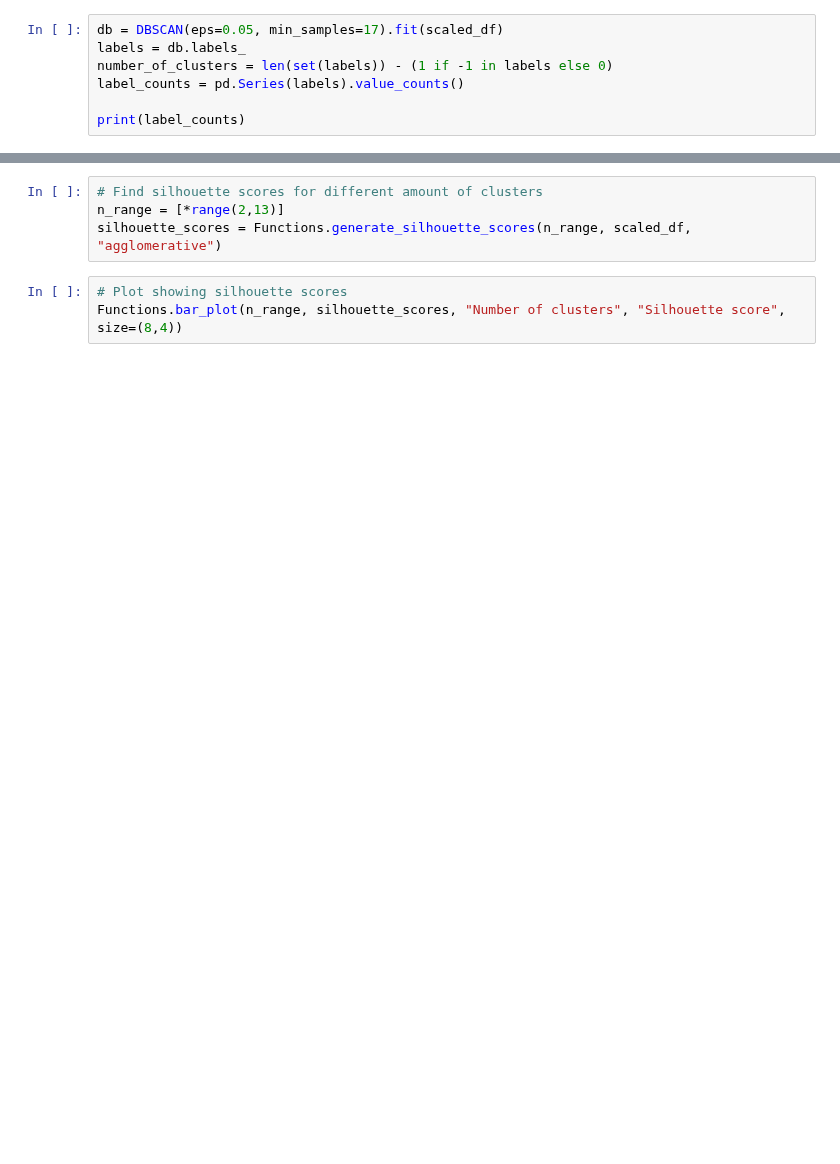
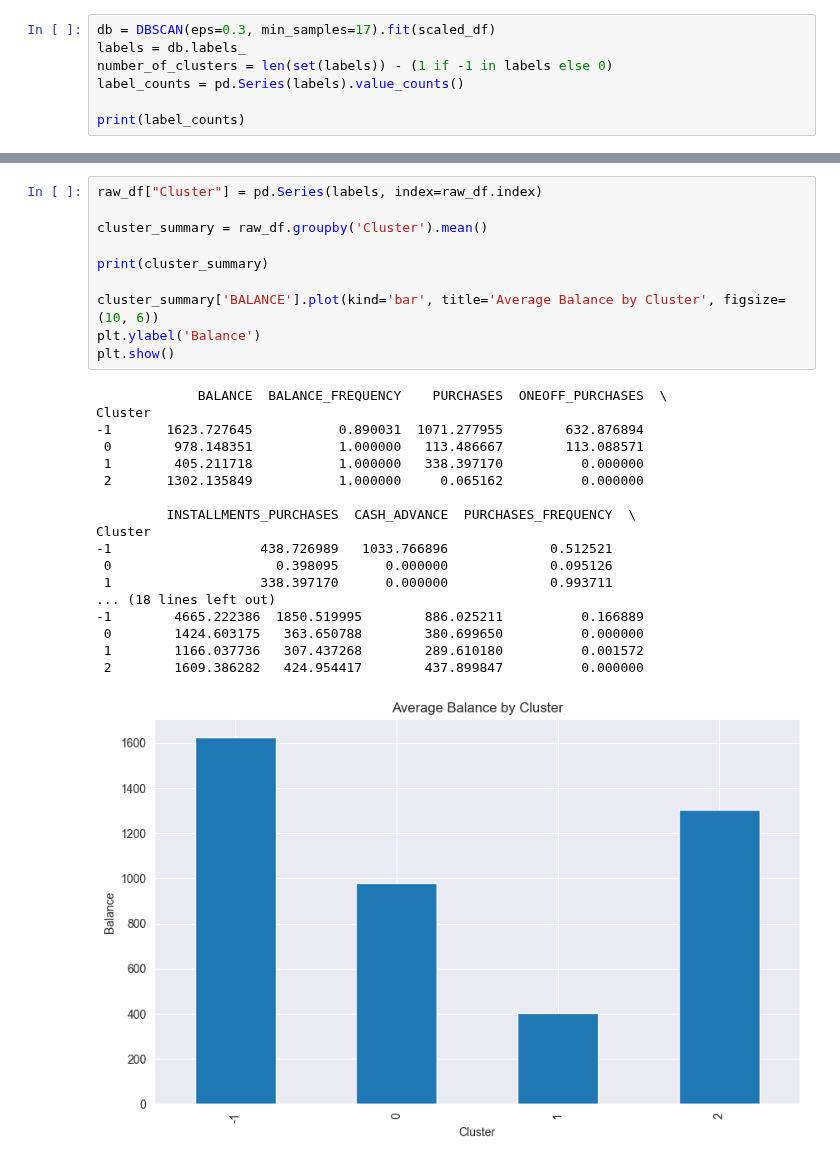
Before and after one commit to MikaParssinen/Applied-Machine-Learning, a Jupyter notebook: INL2/DBSCAN.ipynb, the cells around one changed output, grey strips where cells are left out. Saved outputs shown, nothing was run; the diff lists cells and outputs as text; blank space fills up the shorter version.

Commit message:
DBSCAN works bad

```diff
--- a/INL2/DBSCAN.ipynb
+++ b/INL2/DBSCAN.ipynb
@@ -12,5 +23,5 @@ scaled_df = Functions.standardize(raw_df)
 # %%
-db = DBSCAN(eps=0.05, min_samples=17).fit(scaled_df)
+db = DBSCAN(eps=0.3, min_samples=17).fit(scaled_df)
 labels = db.labels_
 number_of_clusters = len(set(labels)) - (1 if -1 in labels else 0)
 label_counts = pd.Series(labels).value_counts()
@@ -22,7 +41,29 @@ Name: count, dtype: int64
-# %%
-# Find silhouette scores for different amount of clusters
-n_range = [*range(2,13)]
-silhouette_scores = Functions.generate_silhouette_scores(n_range, scaled_df, "agglomerative")
-# %%
-# Plot showing silhouette scores
-Functions.bar_plot(n_range, silhouette_scores, "Number of clusters", "Silhouette score", size=(8,4))
+# %%
+raw_df["Cluster"] = pd.Series(labels, index=raw_df.index)
+
+cluster_summary = raw_df.groupby('Cluster').mean()
+
+print(cluster_summary)
+
+cluster_summary['BALANCE'].plot(kind='bar', title='Average Balance by Cluster', figsize=(10, 6))
+plt.ylabel('Balance')
+plt.show()
+# %% [output]
+             BALANCE  BALANCE_FREQUENCY    PURCHASES  ONEOFF_PURCHASES  \
+Cluster
+-1       1623.727645           0.890031  1071.277955        632.876894
+ 0        978.148351           1.000000   113.486667        113.088571
+ 1        405.211718           1.000000   338.397170          0.000000
+ 2       1302.135849           1.000000     0.065162          0.000000
+
+         INSTALLMENTS_PURCHASES  CASH_ADVANCE  PURCHASES_FREQUENCY  \
+Cluster
+-1                   438.726989   1033.766896             0.512521
+ 0                     0.398095      0.000000             0.095126
+ 1                   338.397170      0.000000             0.993711
+... (18 lines left out)
+-1        4665.222386  1850.519995        886.025211          0.166889
+ 0        1424.603175   363.650788        380.699650          0.000000
+ 1        1166.037736   307.437268        289.610180          0.001572
+ 2        1609.386282   424.954417        437.899847          0.000000
+[figure, added]
```
Also changed, not shown: parts of 6 cells of this notebook, 5 other files.
